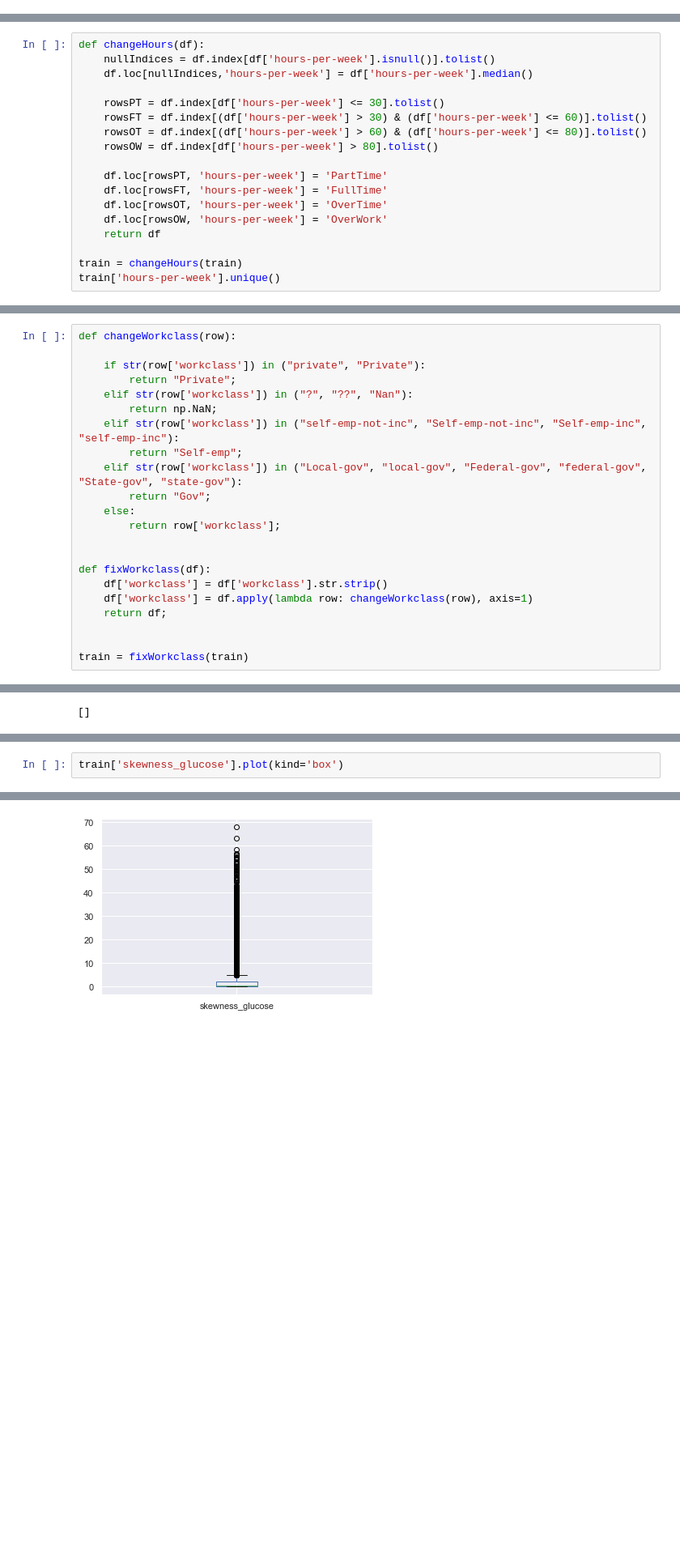
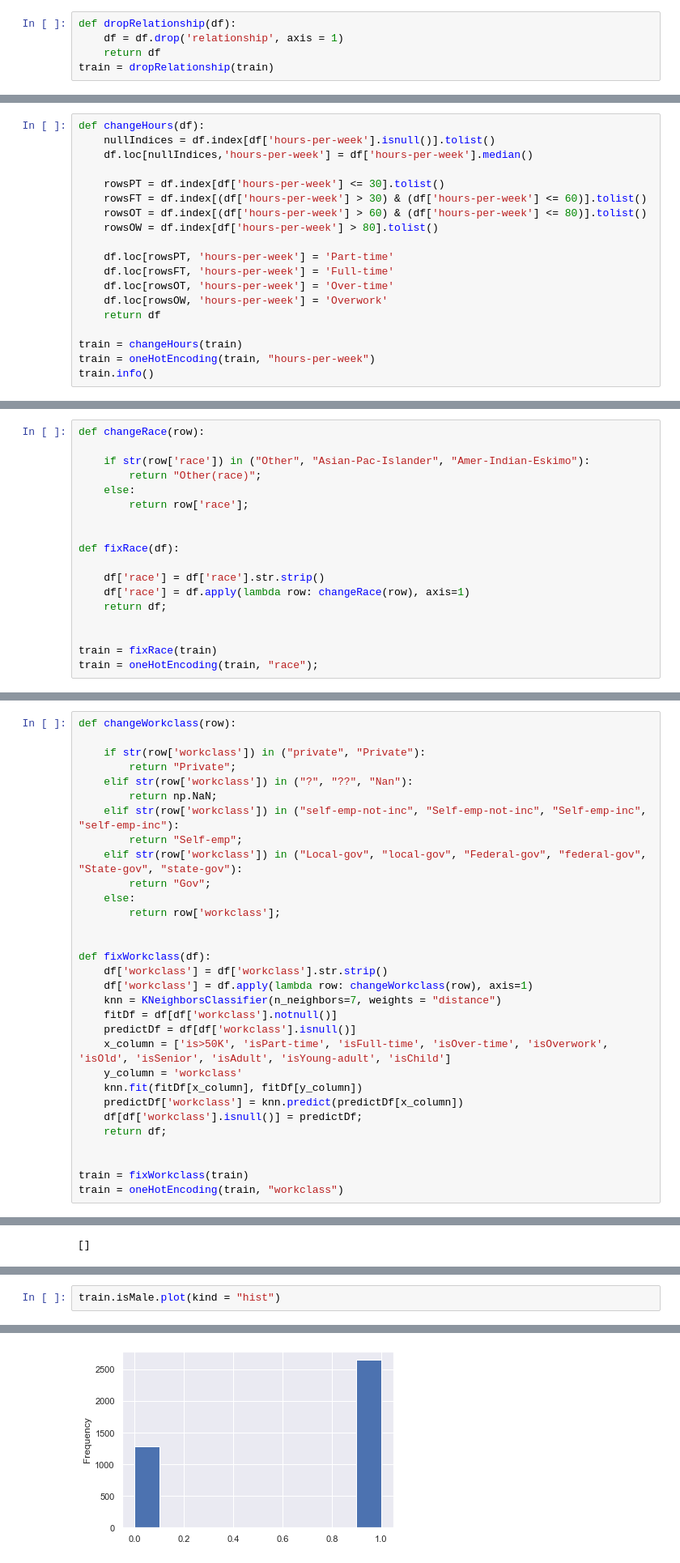
Before and after one commit to jaruji/IAU-project, a Jupyter notebook: IAU - Kocurik, Bedej J., prieskumna analyza.ipynb, the cells around one changed output, grey strips where cells are left out. Shown at 81% size. Cells and saved outputs as stored; diff of their text form; blank space fills up the shorter version.

```diff
--- a/IAU - Kocurik, Bedej J., prieskumna analyza.ipynb
+++ b/IAU - Kocurik, Bedej J., prieskumna analyza.ipynb
@@ -1701,3 +1740,8 @@ train.relationship.unique()
+# %%
+def dropRelationship(df):
+    df = df.drop('relationship', axis = 1)
+    return df
+train = dropRelationship(train)
 # %% [markdown]
 ### 5.2.12 std_oxygen
 # %%
@@ -2015,11 +2071,12 @@ def changeHours(df):
     rowsOT = df.index[(df['hours-per-week'] > 60) & (df['hours-per-week'] <= 80)].tolist()
     rowsOW = df.index[df['hours-per-week'] > 80].tolist()
 
-    df.loc[rowsPT, 'hours-per-week'] = 'PartTime'
-    df.loc[rowsFT, 'hours-per-week'] = 'FullTime'
-    df.loc[rowsOT, 'hours-per-week'] = 'OverTime'
-    df.loc[rowsOW, 'hours-per-week'] = 'OverWork'
+    df.loc[rowsPT, 'hours-per-week'] = 'Part-time'
+    df.loc[rowsFT, 'hours-per-week'] = 'Full-time'
+    df.loc[rowsOT, 'hours-per-week'] = 'Over-time'
+    df.loc[rowsOW, 'hours-per-week'] = 'Overwork'
     return df
 
 train = changeHours(train)
-train['hours-per-week'].unique()
+train = oneHotEncoding(train, "hours-per-week")
+train.info()
@@ -2040,0 +2127,18 @@ Name: race, dtype: object
+# %%
+def changeRace(row):
+
+    if str(row['race']) in ("Other", "Asian-Pac-Islander", "Amer-Indian-Eskimo"):
+        return "Other(race)";
+    else:
+        return row['race'];
+
+
+def fixRace(df):
+
+    df['race'] = df['race'].str.strip()
+    df['race'] = df.apply(lambda row: changeRace(row), axis=1)
+    return df;
+
+
+train = fixRace(train)
+train = oneHotEncoding(train, "race");
@@ -2066,7 +2266,16 @@ def changeWorkclass(row):
 def fixWorkclass(df):
     df['workclass'] = df['workclass'].str.strip()
     df['workclass'] = df.apply(lambda row: changeWorkclass(row), axis=1)
+    knn = KNeighborsClassifier(n_neighbors=7, weights = "distance")
+    fitDf = df[df['workclass'].notnull()]
+    predictDf = df[df['workclass'].isnull()]
+    x_column = ['is>50K', 'isPart-time', 'isFull-time', 'isOver-time', 'isOverwork', 'isOld', 'isSenior', 'isAdult', 'isYoung-adult', 'isChild']
+    y_column = 'workclass'
+    knn.fit(fitDf[x_column], fitDf[y_column])
+    predictDf['workclass'] = knn.predict(predictDf[x_column])
+    df[df['workclass'].isnull()] = predictDf;
     return df;
 
 
 train = fixWorkclass(train)
+train = oneHotEncoding(train, "workclass")
@@ -2189,5 +2450,5 @@ sns.distplot(train['skewness_glucose'].dropna(), bins=None)
 # %%
-train['skewness_glucose'].plot(kind='box')
+train.isMale.plot(kind = "hist")
 # %% [output]
 <matplotlib.axes._subplots.AxesSubplot at 0x...>
-[figure, old version]
+[figure, new version]
```
Also changed, not shown: parts of 173 cells of this notebook.
